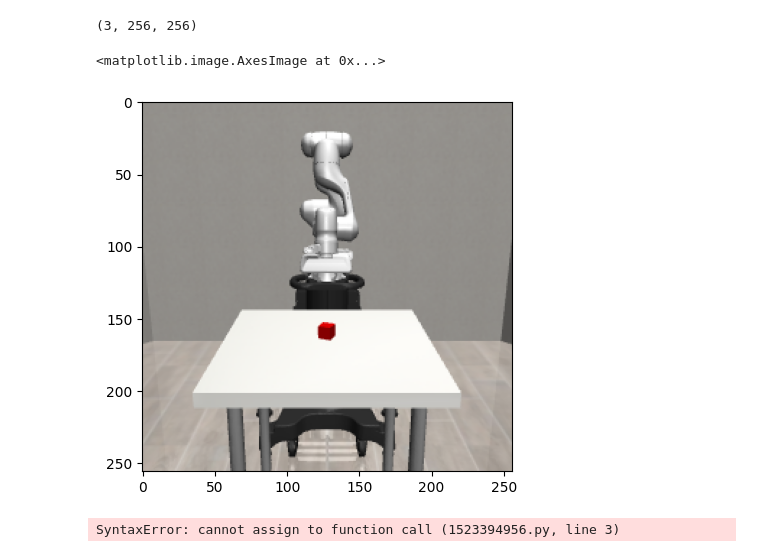
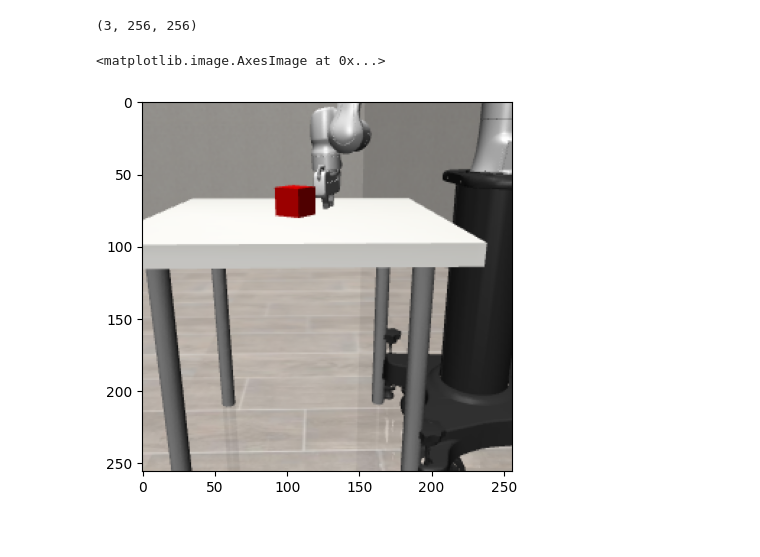
Before and after one commit to StefanoFerraro/FOCUS, a Jupyter notebook: debug.ipynb, the cells around one changed output. Drawn from its saved outputs; the diff is of its cells as text; code cells hidden in the pictures.

Commit message:
position GT update

```diff
--- a/debug.ipynb
+++ b/debug.ipynb
@@ -529,3 +65,36 @@ robot.make()
 # start_cam_pos += [0.2, 0.0, 0.4]
 
 # cam_mover.set_camera_pose(pos=start_cam_pos)
+# %%
+
+from custom_robosuite_tasks.custom_lift import CustomLift
+
+import os
+import robosuite as suite
+from robosuite.wrappers import Wrapper
+import robosuite.utils.camera_utils as CU
+from robosuite.utils.camera_utils import CameraMover as CM
+
+# from custom_robosuite_tasks import *
+
+os.environ["MUJOCO_GL"] = "egl"
+camera = "sideview"
+size=(256,256)
+
+env = CustomLift(
+                robots="Panda",  # use Sawyer robot
+                has_renderer=False,  # on-screen renderer
+                has_offscreen_renderer=True,  # off-screen rendering needed for image obs
+                use_object_obs=True,  # provide object observations to agent
+                use_camera_obs=True,  # provide image observations to agent
+                camera_names=camera,
+                camera_depths=True,
+                # render_visual_mesh=False,
+                cube_minsize=(0.04, 0.04, 0.04),
+                camera_segmentations="element",
+                camera_heights= size[0],  # image h|eight
+                camera_widths= size[1],  # image width
+                horizon=250,  # each episode terminates after 200 steps
+                reward_shaping=True,
+                control_freq=20,  # control should happen fast enough so that simulation looks smooth
+            )
@@ -532,6 +109,13 @@ robot.make()
 # %%
 action = [0,0,0,0,0,0,0,0]
 env_state, rew, done, info = env.step(action)
+
+init_qpos = [-0.3, 0.85, 0, -2.2, 0, 3, 0.75]
+env.robots[0].set_robot_joint_positions(init_qpos)
+env.robots[0].controller.update_initial_joints(init_qpos)
+env.robots[0].controller.reset_goal()
+
+env_state = env._get_observations(force_update=True)
 
 def state_extraction(camera, env_state):
 
@@ -549,18 +133,11 @@ def state_extraction(camera, env_state):
 # %%
 import matplotlib.pyplot as plt
 
-rgb, depth, seg = state_extraction("frontview", env_state)
+rgb, depth, seg = state_extraction(camera, env_state)
 
 print(rgb.shape)
 plt.imshow(rgb.transpose(1,2,0))
 # %% [output]
 (3, 256, 256)
 <matplotlib.image.AxesImage at 0x...>
-[figure, old version]
+[figure, new version]
-# %%
-xml = env.model.get_xml
-
-with x as open(xml):
-    print(x)
-# %% [output]
-SyntaxError: cannot assign to function call (1523394956.py, line 3)
```
Also changed, not shown: parts of 8 cells of this notebook, 4 other files.
